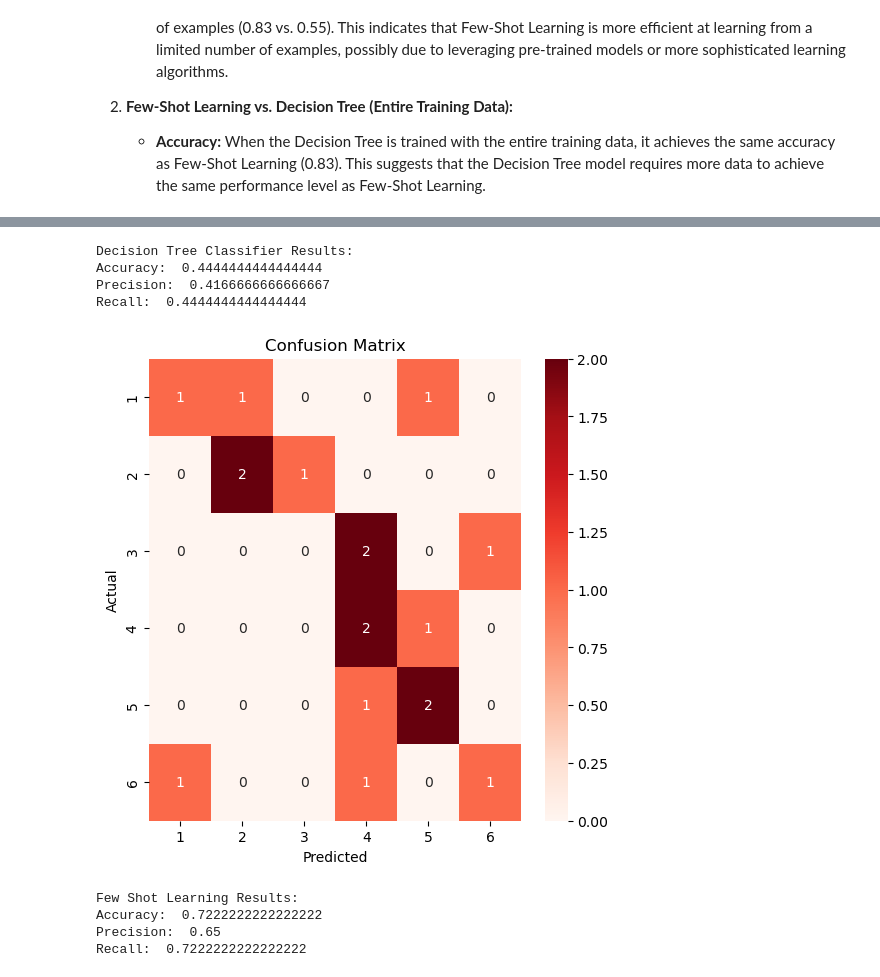
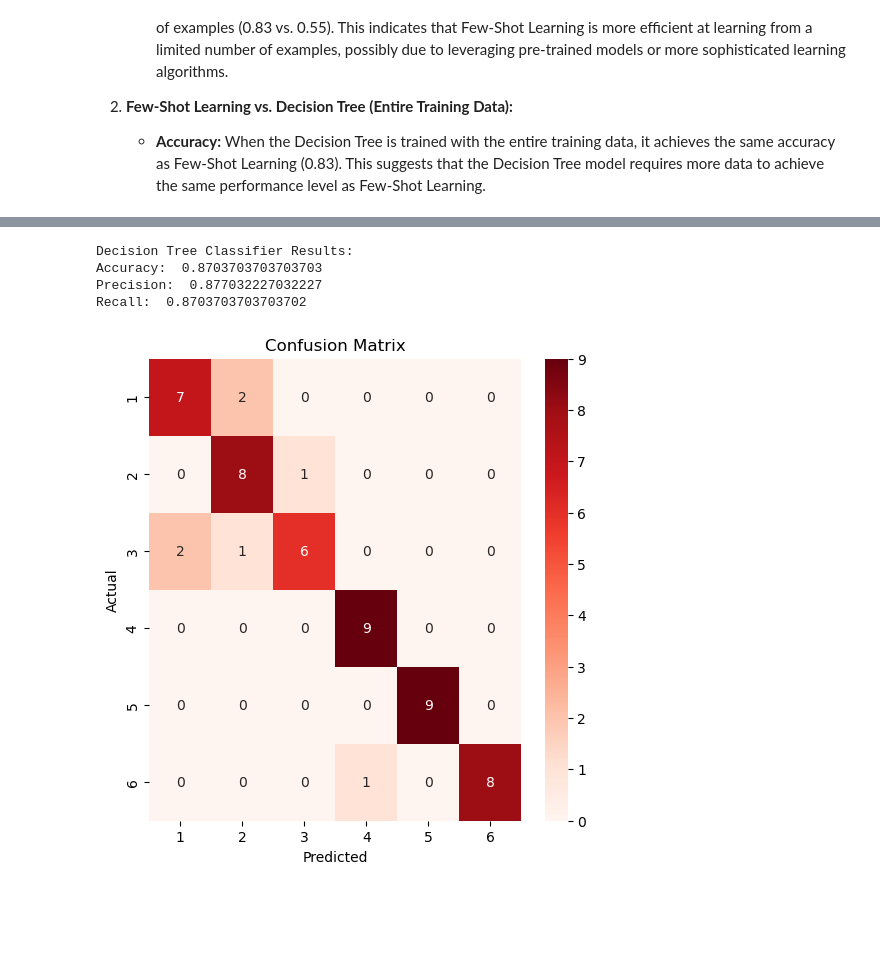
Before and after one commit to ShardulJunagade/ES-335-Assignment-1-2024-Fall, a Jupyter notebook: Task3/LLM.ipynb, the cells around one changed output, grey strips where cells are left out. Drawn from its saved outputs; the diff is of its cells as text; code cells hidden in the pictures; blank space fills up the shorter version.

```diff
--- a/Task3/LLM.ipynb
+++ b/Task3/LLM.ipynb
@@ -353,47 +396,44 @@ y_pred_dt = dt.predict(X_test_dt)
 # %%
+#
+
+from sklearn.tree import DecisionTreeClassifier
+
+# Decision Tree trained on entire X_train_pca_20
+dt=DecisionTreeClassifier(random_state=0)
+X_train_dt = X_train_pca_20
+y_train_dt = y_train
+dt.fit(X_train_dt,y_train_dt)
+X_test_dt =X_test_pca_20
+y_test_dt = y_test
+# Predicting on X_test_dt
+y_pred_dt = dt.predict(X_test_dt)
+
+
+
 from sklearn.metrics import confusion_matrix
 from sklearn.metrics import accuracy_score
 from sklearn.metrics import precision_score
 from sklearn.metrics import recall_score
 import matplotlib.pyplot as plt
 import seaborn as sns
 
 print("Decision Tree Classifier Results:")
 
 print("Accuracy: ",accuracy_score(y_test_dt, y_pred_dt))
 print("Precision: ",precision_score(y_test_dt, y_pred_dt,average='macro'))
 print("Recall: ",recall_score(y_test_dt, y_pred_dt,average='macro'))
 
 
 cm = confusion_matrix(y_test_dt, y_pred_dt)
 plt.figure(figsize=(6,6))
 sns.heatmap(cm, annot=True, fmt="d", cmap="Reds", xticklabels=range(1, 7), yticklabels=range(1, 7))
 plt.title('Confusion Matrix')
 plt.xlabel('Predicted')
 plt.ylabel('Actual')
 plt.show()
-
-print("Few Shot Learning Results:")
-
-print("Accuracy: ",accuracy_score(true_labels, predictions))
-print("Precision: ",precision_score(true_labels, predictions,average='macro'))
-print("Recall: ",recall_score(true_labels, predictions,average='macro'))
-
-
-cm = confusion_matrix(true_labels, predictions)
-plt.figure(figsize=(6,6))
-sns.heatmap(cm, annot=True, fmt="d", cmap="Reds", xticklabels=range(1, 7), yticklabels=range(1, 7))
-plt.title('Confusion Matrix')
-plt.xlabel('Predicted')
-plt.ylabel('Actual')
-plt.show()
 # %% [output]
 Decision Tree Classifier Results:
-Accuracy:  0.4444444444444444
-Precision:  0.4166666666666667
-Recall:  0.4444444444444444
+Accuracy:  0.8703703703703703
+Precision:  0.877032227032227
+Recall:  0.8703703703703702
-[figure, old version]
+[figure, new version]
-Few Shot Learning Results:
-Accuracy:  0.7222222222222222
-Precision:  0.65
-Recall:  0.7222222222222222
```
Also changed, not shown: parts of 14 cells of this notebook.
